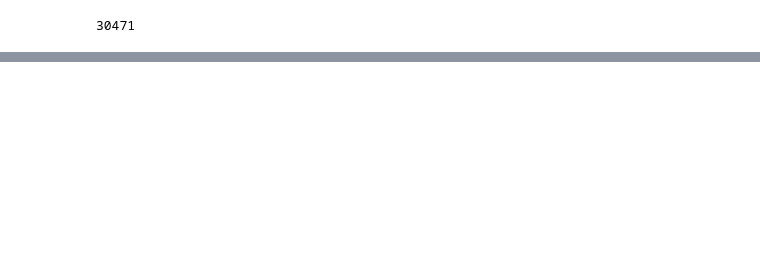
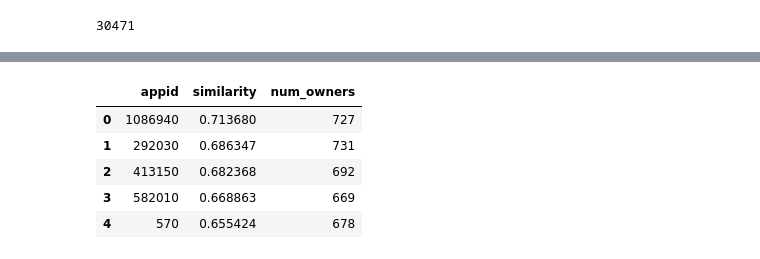
Before and after one commit to nazhifkojaz/eiyuden_review, a Jupyter notebook: data_collection.ipynb, the cells around one changed output, grey strips where cells are left out. Cells and saved outputs as stored; diff of their text form; code cells hidden in the pictures; blank space fills up the shorter version.

```diff
--- a/data_collection.ipynb
+++ b/data_collection.ipynb
@@ -352,0 +635,9 @@ user_game_matrix_transformed.head()
+# %%
+candidates.head(5)
+# %% [output]
+|  | appid | similarity | num_owners |
+| 0 | 1086940 | 0.713680 | 727 |
+| 1 | 292030 | 0.686347 | 731 |
+| 2 | 413150 | 0.682368 | 692 |
+| 3 | 582010 | 0.668863 | 669 |
+| 4 | 570 | 0.655424 | 678 |
```
Also changed, not shown: parts of 43 cells of this notebook.
